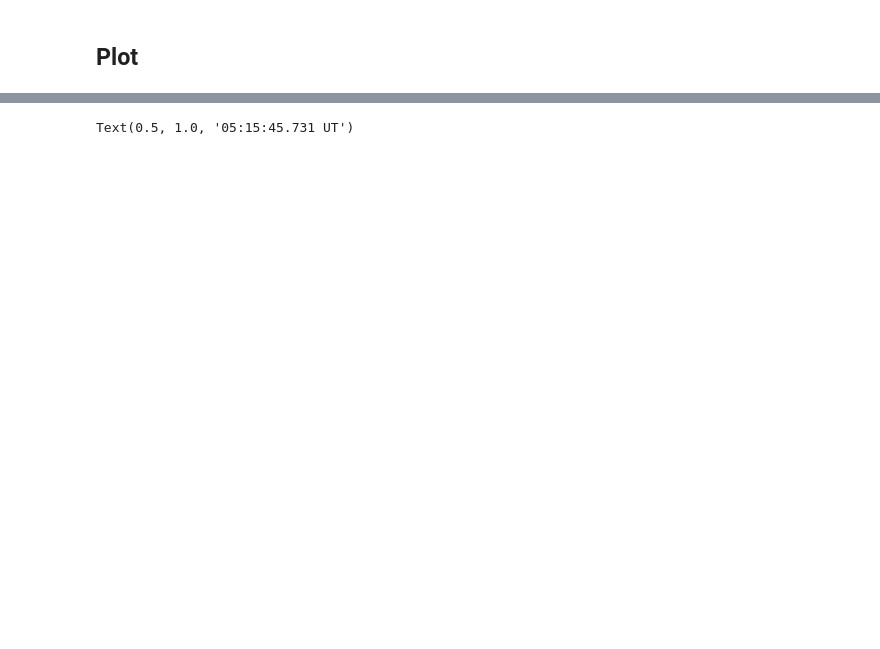
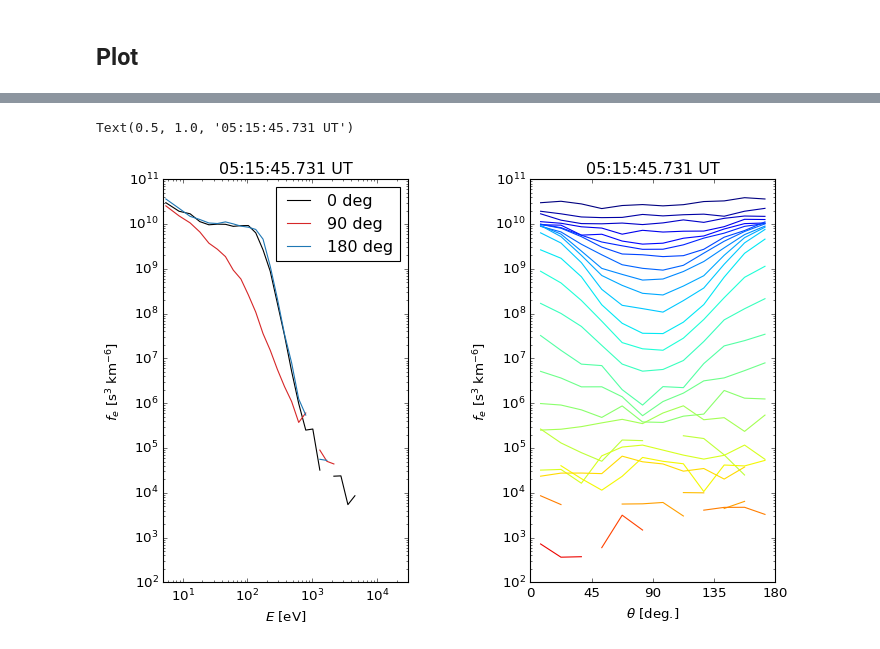
Before and after one commit to louis-richard/irfu-python, a Jupyter notebook: examples/01_mms/example_mms_electron_psd.ipynb, the cells around one changed output, grey strips where cells are left out. Drawn from its saved outputs; the diff is of its cells as text; code cells hidden in the pictures; blank space fills up the shorter version.

```diff
--- a/examples/01_mms/example_mms_electron_psd.ipynb
+++ b/examples/01_mms/example_mms_electron_psd.ipynb
@@ -34,4 +36,4 @@ vdf_e.data.data *= 1e36
 # %% [markdown]
 ## Resample spacecraft potential to VDF sampling
 # %%
-sc_pot = resample(sc_pot, vdf_e.data)
+sc_pot = pyrf.resample(sc_pot, vdf_e.data)
@@ -38,14 +42,15 @@ sc_pot = resample(sc_pot, vdf_e.data)
 # %% [markdown]
 ## Produce a single PAD at a selected time
 # %%
-tint = "2015-10-30T05:15:45.731587000"
+t_pad = "2015-10-30T05:15:45.731587000"
 
-pad_vdf_e = get_pitch_angle_dist(vdf_e, b_xyz, tint=tint_r)
-pad_vdf_e = pad_vdf_e.sel(time=tint)
+pad_vdf_e = mms.get_pitch_angle_dist(vdf_e, b_xyz, tint=tint_r)
+idx_pad = np.argmin(np.abs(pad_vdf_e.time.data.astype(int) - np.datetime64(t_pad).astype(int)))
+pad_vdf_e = pad_vdf_e.isel(time=idx_pad)
 
-idx = np.argmin(abs(sc_pot.time.data - Time(tint, format="isot").datetime64))
-energy_pad = pad_vdf_e.energy.data[0, :] - sc_pot.data[idx, ...]
-thetas_pad = pad_vdf_e.theta.data[0, ...]
-pad_data_e = pad_vdf_e.data.data[0, ...]
+idx = np.argmin(abs(sc_pot.time.data.astype(int) - np.datetime64(t_pad).astype(int)))
+energy_pad = pad_vdf_e.energy.data - sc_pot.data[idx, ...]
+thetas_pad = pad_vdf_e.theta.data
+pad_data_e = pad_vdf_e.data.data
 
 pad_data_e[pad_data_e == 0.] = np.nan
@@ -52,24 +59,19 @@ pad_data_e[pad_data_e == 0.] = np.nan
 # %% [markdown]
 ## Plot
 # %%
-%matplotlib notebook
-f, axs = plt.subplots(ncols=2, sharey="all", figsize=(8, 6))
-f.subplots_adjust(wspace=.06)
+f, axs = plt.subplots(1, 2, figsize=(9, 6))
+f.subplots_adjust(hspace=0, wspace=.5, left=.1, right=.95, bottom=.1, top=.94)
 
-y_range = [10 ** 2, 10 ** np.ceil(np.nanmax(np.nanmax(np.log10(pad_data_e))))]
 
 for i, color, ang in zip([0, 6, -1], ["k", "tab:red", "tab:blue"], [0, 90, 180]):
     axs[0].loglog(energy_pad, pad_data_e[:, i], color=color, label=f"{ang} deg")
 
+axs[0].legend(loc="upper right", frameon=True)
 axs[0].set_xlim([5, 3e4])
-axs[0].set_ylim(y_range)
-axs[0].set_xticks([1e0, 1e1, 1e2, 1e3, 1e4, 1e5])
-axs[0].set_xlim([5, 3e4])
+axs[0].set_xlabel("$E$ [eV]")
+axs[0].set_ylim([10 ** 2, 10 ** np.ceil(np.nanmax(np.nanmax(np.log10(pad_data_e))))])
 axs[0].set_ylabel("$f_e$ [s$^3$ km$^{-6}$]")
-axs[0].set_xlabel("$E$ [eV]")
-axs[0].legend(loc="upper right", frameon=True)
-axs[0].grid(which="major")
-axs[0].set_title("{} UT".format(tint[11:23]))
+axs[0].set_title("{} UT".format(t_pad[11:23]))
 
 colors = pl.cm.jet(np.linspace(0, 1, len(energy_pad)))
 
@@ -77,8 +79,9 @@ for (i, energy), color in zip(enumerate(energy_pad), colors):
     axs[1].semilogy(thetas_pad, pad_data_e[i, :], color=color)
 
 axs[1].set_xlim([0, 180])
+axs[1].set_xticks([0, 45, 90, 135, 180])
 axs[1].set_xlabel("$\\theta$ [deg.]")
-axs[1].set_xticks([0, 45, 90, 135, 180])
-axs[1].grid(which="major")
-axs[1].set_title("{} UT".format(tint[11:23]))
+axs[1].set_ylim([10 ** 2, 10 ** np.ceil(np.nanmax(np.nanmax(np.log10(pad_data_e))))])
+axs[1].set_ylabel("$f_e$ [s$^3$ km$^{-6}$]")
+axs[1].set_title("{} UT".format(t_pad[11:23]))
 # %% [output]
@@ -87 +88,2 @@ axs[1].set_title("{} UT".format(tint[11:23]))
 Text(0.5, 1.0, '05:15:45.731 UT')
+[figure, added]
```
Also changed, not shown: parts of 6 cells of this notebook, 3 other files.
